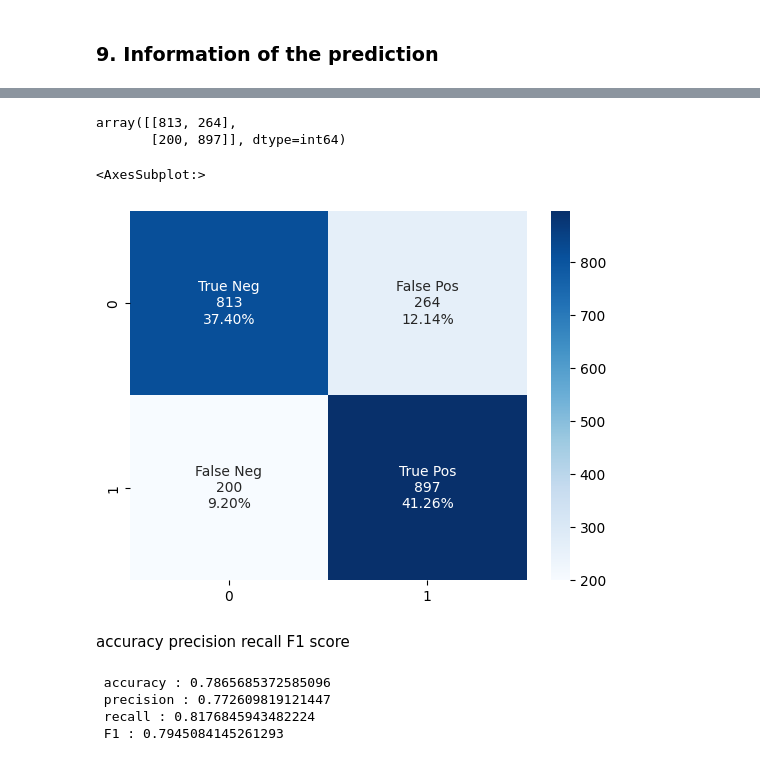
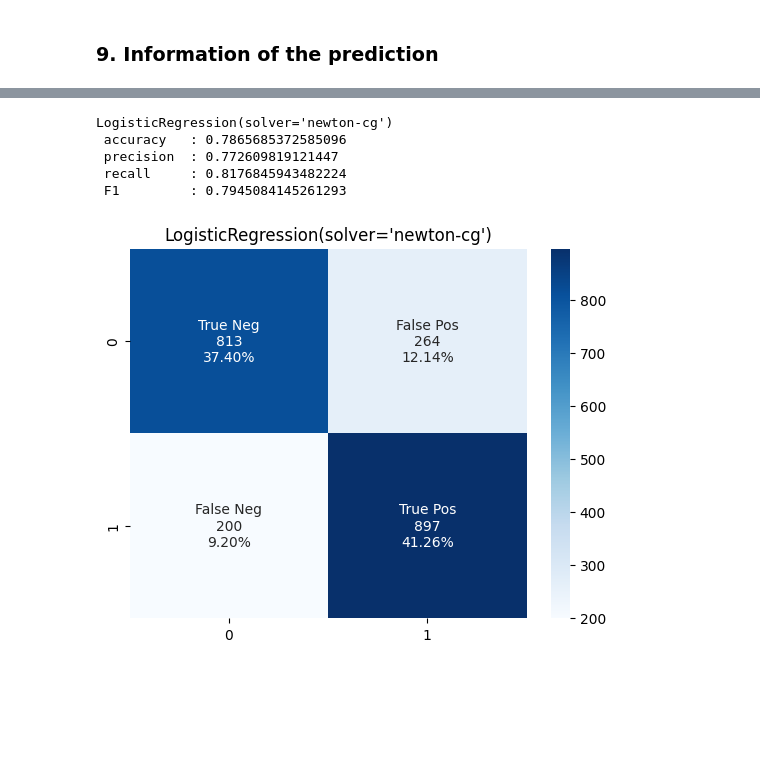
Before and after one commit to Steven-Maurice/projet_8_kaggle, a Jupyter notebook: spaceship-titanic.ipynb, the cells around one changed output, grey strips where cells are left out. Cells and saved outputs as stored; diff of their text form; code cells hidden in the pictures; blank space fills up the shorter version.

```diff
--- a/spaceship-titanic.ipynb
+++ b/spaceship-titanic.ipynb
@@ -357,6 +357,3 @@ pred_df.to_csv('submission.csv', index=False)
 ### 9. Information of the prediction
 # %%
 y_pred = model.predict(val_train_set)
-# %%
-cf_matrix = confusion_matrix(val_test_set, y_pred)
-sns.heatmap(cf_matrix, annot=True)
@@ -366,37 +360,32 @@ sns.heatmap(cf_matrix, annot=True)
-# %%
-cf_matrix
-# %% [output]
-array([[813, 264],
-       [200, 897]], dtype=int64)
 # %%
-group_names = ['True Neg','False Pos','False Neg','True Pos']
+def plot_score(val, pred):
+    cf_matrix = confusion_matrix(val, pred)
+    group_names = ['True Neg','False Pos','False Neg','True Pos']
 
-group_counts = ['{0:0.0f}'.format(value) for value in
-                cf_matrix.flatten()]
+    group_counts = ['{0:0.0f}'.format(value) for value in
+                    cf_matrix.flatten()]
 
-group_percentages = ['{0:.2%}'.format(value) for value in
-                     cf_matrix.flatten()/np.sum(cf_matrix)]
+    group_percentages = ['{0:.2%}'.format(value) for value in
+                        cf_matrix.flatten()/np.sum(cf_matrix)]
 
 
-labels = [f'{v1}\n{v2}\n{v3}' for v1, v2, v3 in zip(group_names,group_counts,group_percentages)]
-labels = np.asarray(labels).reshape(2,2)
+    labels = [f'{v1}\n{v2}\n{v3}' for v1, v2, v3 in zip(group_names,group_counts,group_percentages)]
+    labels = np.asarray(labels).reshape(2,2)
 
-sns.heatmap(cf_matrix, annot=labels, fmt='', cmap='Blues')
+    plt.title(f'{model[1]}')
+    sns.heatmap(cf_matrix, annot=labels, fmt='', cmap='Blues')
+
+    print(model[1])
+    print(f' accuracy   : {accuracy_score(val_test_set, y_pred)}')
+    print(f' precision  : {precision_score(val_test_set, y_pred)}')
+    print(f' recall     : {recall_score(val_test_set, y_pred)}')
+    print(f' F1         : {f1_score(val_test_set, y_pred)}')
-# %% [output]
-<AxesSubplot:>
-[figure, removed]
-# %% [markdown]
-accuracy
-precision
-recall
-F1 score
-# %%
-print(f' accuracy : {accuracy_score(val_test_set, y_pred)}')
-print(f' precision : {precision_score(val_test_set, y_pred)}')
-print(f' recall : {recall_score(val_test_set, y_pred)}')
-print(f' F1 : {f1_score(val_test_set, y_pred)}')
-# %% [output]
- accuracy : 0.7865685372585096
- precision : 0.772609819121447
- recall : 0.8176845943482224
- F1 : 0.7945084145261293
+# %%
+plot_score(val_test_set, y_pred)
+# %% [output]
+LogisticRegression(solver='newton-cg')
+ accuracy   : 0.7865685372585096
+ precision  : 0.772609819121447
+ recall     : 0.8176845943482224
+ F1         : 0.7945084145261293
+[figure, added]
```
Also changed, not shown: parts of 5 cells of this notebook.
